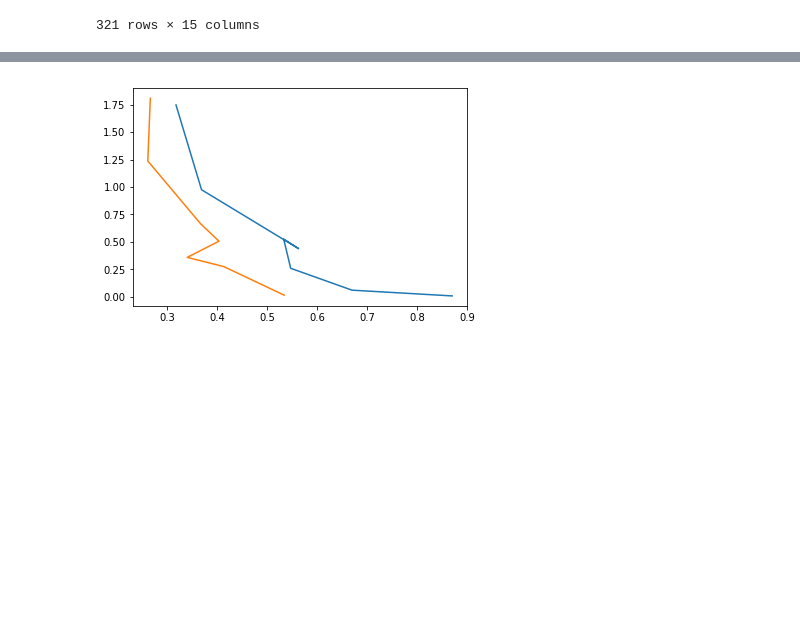
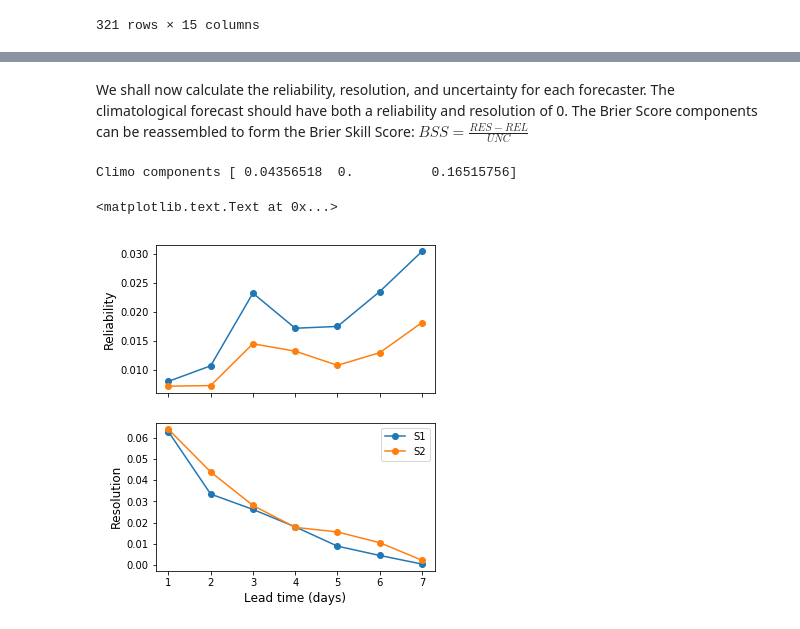
Before and after one commit to djgagne/ncstate_fall_2017, a Jupyter notebook: ProbabilityVerification.ipynb, the cells around one changed output, grey strips where cells are left out. Cells and saved outputs as stored; diff of their text form; code cells hidden in the pictures; blank space fills up the shorter version.

```diff
--- a/ProbabilityVerification.ipynb
+++ b/ProbabilityVerification.ipynb
@@ -72,5 +76,5 @@ Let us plot the Brier Score for each forecaster by day.
 # %%
-obs = np.where(rain_data["OB"] > 0, 1, 0)
+obs = np.where(rain_data["OB"] > 0, 1.0, 0.0)
 days = np.arange(1, 8)
 sources = ["S1", "S2"]
 daily_brier_scores = pd.DataFrame(index=days, columns=sources, dtype=float)
@@ -79,9 +83,13 @@ for fc in daily_brier_scores.columns:
     for day in days:
         daily_brier_scores.loc[day, fc] = brier_score(rain_data[fc + "D{0:d}".format(day)] / 100,
                                                              obs)
+bsc = np.ones(days.size) * brier_score(np.ones(rain_data.shape[0]) * obs.mean(), obs)
 # Plot the Brier Scores by Day
-daily_brier_scores.plot(marker='o')
-plt.xlabel("Day", fontsize=14)
+daily_brier_scores.plot(marker='o', figsize=(8, 5))
+plt.plot(days, bsc, 'ko--',label="Climo")
+plt.legend()
+plt.xlabel("Lead time (days)", fontsize=14)
 plt.ylabel("Brier Score", fontsize=14)
+plt.title("Probability of Precipitation Evaluation", fontsize=14)
 # %% [output]
 <matplotlib.text.Text at 0x...>
@@ -88,0 +97,7 @@ plt.ylabel("Brier Score", fontsize=14)
+# %%
+plt.figure(figsize=(8, 5))
+for s in sources:
+    plt.plot(1 - daily_brier_scores[s] / bsc , marker='o', label=s)
+plt.plot(days, np.zeros(days.size), 'k--')
+plt.xlabel("Lead time (days)", fontsize=14)
+plt.ylabel("Brier Skill Score", fontsize=14)
@@ -101,31 +123,43 @@ def brier_score_components(forecasts, observations, thresholds):
     climo = observations.mean()
     for t, threshold in enumerate(thresholds):
         if t == thresholds.size - 1:
-            max_thresh = 1.1
+            max_thresh = 110
         else:
             max_thresh = thresholds[t + 1]
         t_indices = np.where((forecasts >= threshold) & (forecasts < max_thresh))[0]
         if t_indices.size > 0:
-            bs_comps[0, t] = t_indices.size * (threshold - observations[t_indices].mean()) ** 2
+            bs_comps[0, t] = t_indices.size * (threshold / 100 - observations[t_indices].mean()) ** 2
             bs_comps[1, t] = t_indices.size * (observations[t_indices].mean() - climo) ** 2
-    reliability = bs_comps[0].mean()
-    resolution = bs_comps[1].mean()
+    reliability = bs_comps[0].sum() / forecasts.size
+    resolution = bs_comps[1].sum() / forecasts.size
     uncertainty = climo * (1 - climo)
     return np.array([reliability, resolution, uncertainty])
+# %% [markdown]
+We shall now calculate the reliability, resolution, and uncertainty for each forecaster. The climatological forecast should have both a reliability and resolution of 0. The Brier Score components can be reassembled to form the Brier Skill Score: $BSS=\frac{RES-REL}{UNC}$
 # %%
 comp_cols = ["REL", "RES", "UNC"]
 all_cols = []
 for s in sources:
     for comp in comp_cols:
         all_cols.append(s + "_" + comp)
 daily_brier_score_comps = pd.DataFrame(index=days, columns=all_cols, dtype=float)
-thresholds = np.arange(0, 1.1, 0.1)
+thresholds = np.arange(0, 110, 10)
+bsc_comps = brier_score_components(np.ones(rain_data.shape[0]) * obs.mean(), obs, thresholds)
+print("Climo components", bsc_comps)
 # Loop through each forecaster and day
+fig, axes = plt.subplots(2, 1, sharex=True, figsize=(5, 6))
 for s in sources:
     s_cols = [s + "_" + comp for comp in comp_cols]
     for day in days:
-        daily_brier_score_comps.loc[day, s_cols] = brier_score_components(rain_data[s + "D{0:d}".format(day)] / 100,
+        daily_brier_score_comps.loc[day, s_cols] = brier_score_components(rain_data[s + "D{0:d}".format(day)],
                                                              obs, thresholds)
-    plt.plot(daily_brier_score_comps[s + "_REL"], daily_brier_score_comps[s + "_RES"])
+    axes[0].plot(days, daily_brier_score_comps[s + "_REL"], marker='o', label=s)
+    axes[1].plot(days, daily_brier_score_comps[s + "_RES"], marker='o', label=s)
+axes[1].legend()
+axes[0].set_ylabel("Reliability", fontsize=12)
+axes[1].set_ylabel("Resolution", fontsize=12)
+axes[1].set_xlabel("Lead time (days)", fontsize=12)
 # %% [output]
+Climo components [ 0.04356518  0.          0.16515756]
+<matplotlib.text.Text at 0x...>
-[figure, old version]
+[figure, new version]
```
Also changed, not shown: parts of 13 cells of this notebook.
